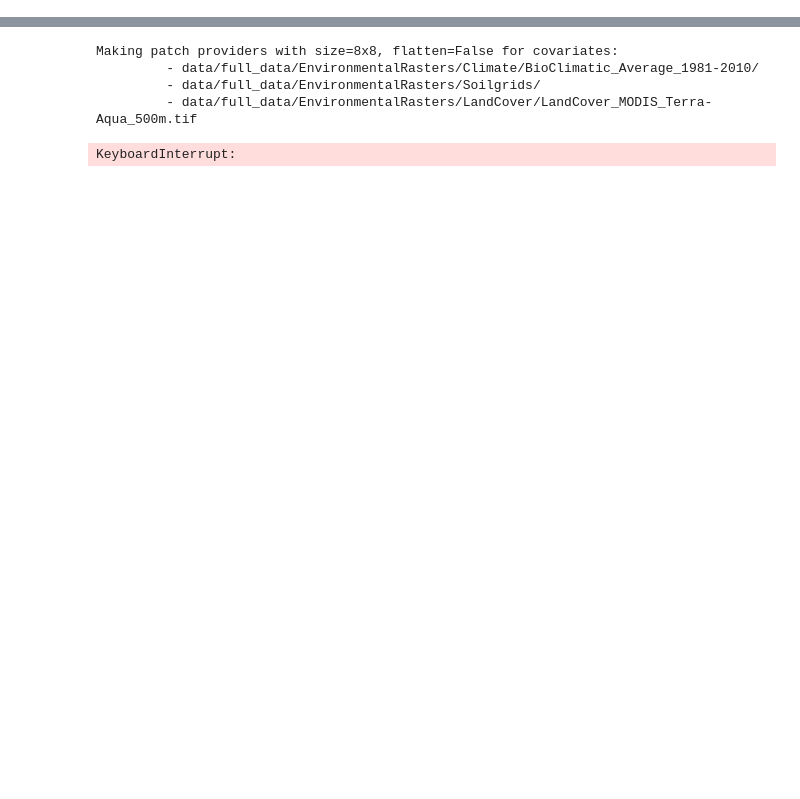
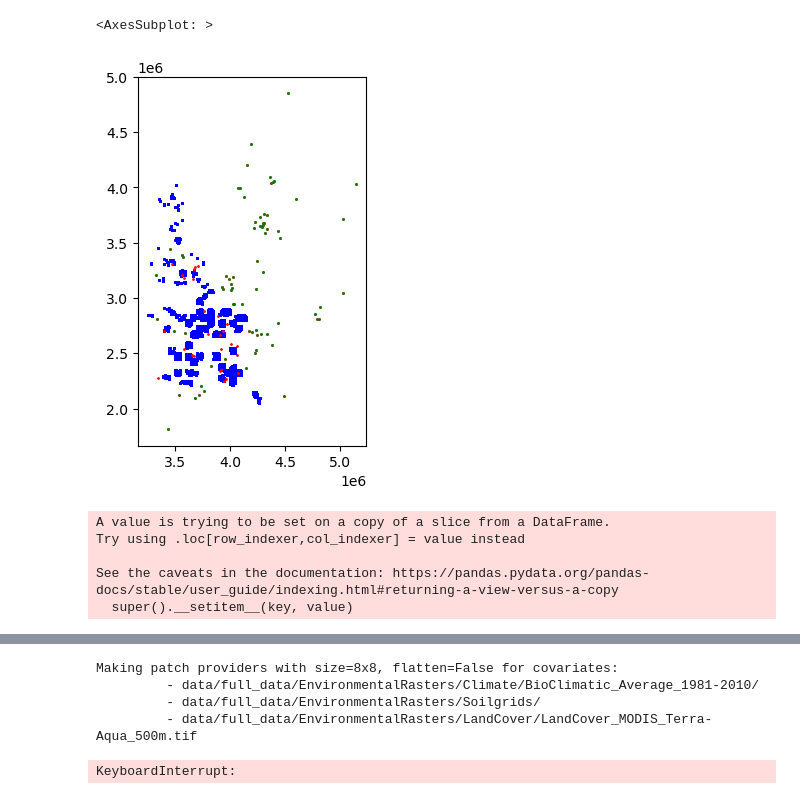
Before and after one commit to ninavantiel/multi_scale_SDMs, a Jupyter notebook: test.ipynb, the cells around one changed output, grey strips where cells are left out. Saved outputs shown, nothing was run; the diff lists cells and outputs as text; code cells hidden in the pictures; blank space fills up the shorter version.

```diff
--- a/test.ipynb
+++ b/test.ipynb
@@ -4,0 +49,17 @@ import json
+# %%
+fig, ax = plt.subplots(1,1)
+pa.plot(color='blue', markersize=1, ax=ax)
+tmp.plot(color='red', markersize=1, ax=ax)
+tmp[tmp['dist_to_pa'] >= 50].plot(color='green', markersize=1, ax=ax)
+# %% [output]
+<AxesSubplot: >
+[figure, added]
+# %%
+tmp = po[0:100]
+tmp['dist_to_pa'] = tmp.apply(lambda p: pa.distance(p.geometry).min() / 1e3, axis=1)
+# %% [output]
+A value is trying to be set on a copy of a slice from a DataFrame.
+Try using .loc[row_indexer,col_indexer] = value instead
+
+See the caveats in the documentation: https://pandas.pydata.org/pandas-docs/stable/user_guide/indexing.html#returning-a-view-versus-a-copy
+  super().__setitem__(key, value)
```
Also changed, not shown: parts of 22 cells of this notebook, 5 other files.
